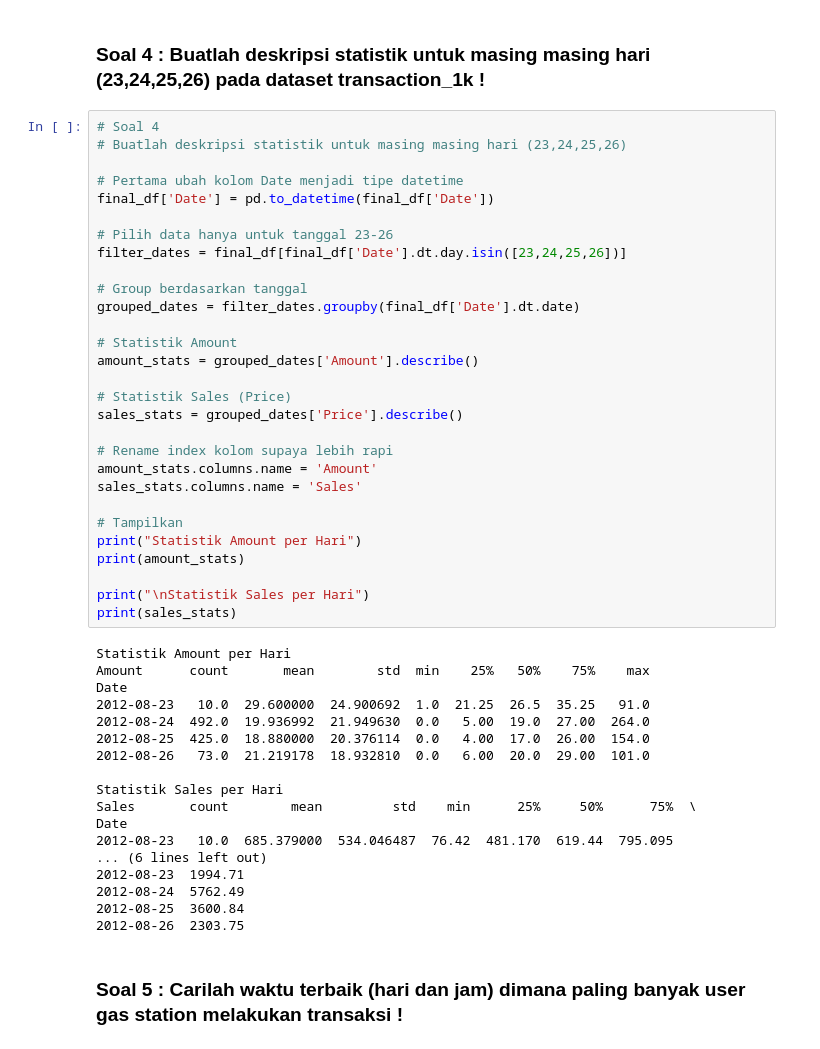
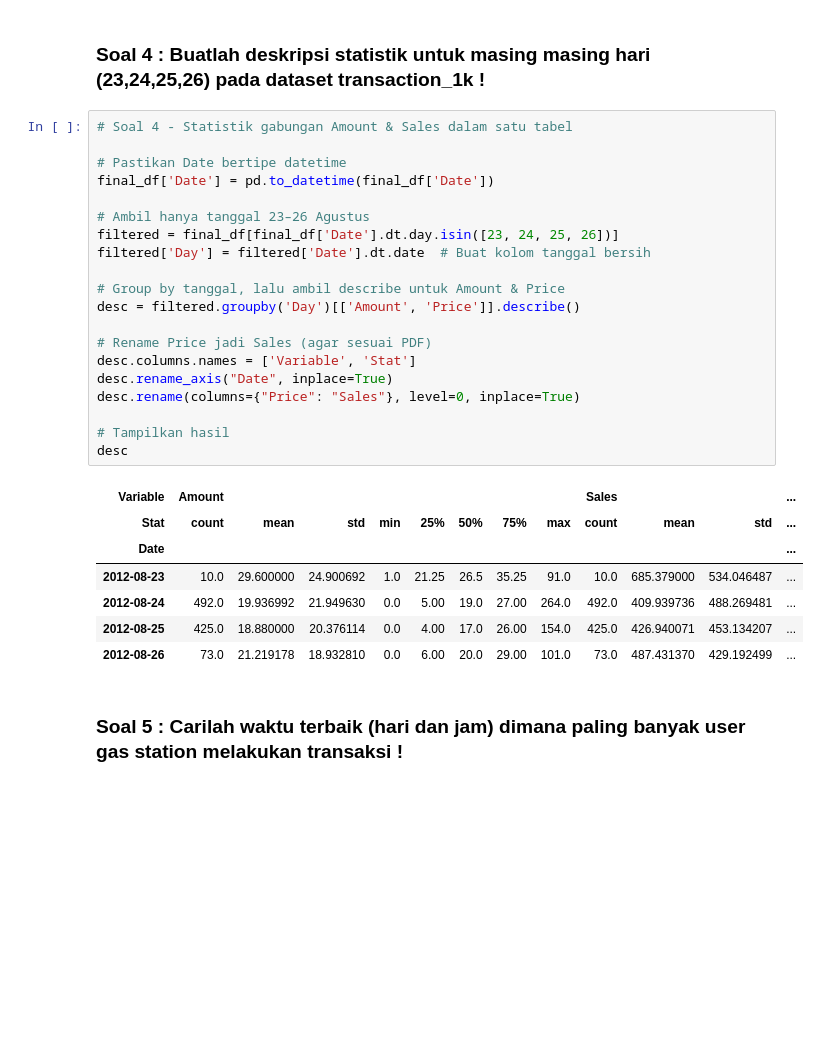
Before and after one commit to terra2n/2025_KB_TI-1C, a Jupyter notebook: jobsheet5.ipynb, the cells around one changed output. Saved outputs shown, nothing was run; the diff lists cells and outputs as text; blank space fills up the shorter version.

```diff
--- a/jobsheet5.ipynb
+++ b/jobsheet5.ipynb
@@ -409,53 +407,34 @@ top_products
 | Natural + | 157 | 3999.92 |
 # %% [markdown]
 ### Soal 4 : Buatlah deskripsi statistik untuk masing masing hari (23,24,25,26) pada dataset transaction_1k !
-# %%
-# Soal 4
-# Buatlah deskripsi statistik untuk masing masing hari (23,24,25,26)
-
-# Pertama ubah kolom Date menjadi tipe datetime
-final_df['Date'] = pd.to_datetime(final_df['Date'])
-
-# Pilih data hanya untuk tanggal 23-26
-filter_dates = final_df[final_df['Date'].dt.day.isin([23,24,25,26])]
-
-# Group berdasarkan tanggal
-grouped_dates = filter_dates.groupby(final_df['Date'].dt.date)
-
-# Statistik Amount
-amount_stats = grouped_dates['Amount'].describe()
-
-# Statistik Sales (Price)
-sales_stats = grouped_dates['Price'].describe()
-
-# Rename index kolom supaya lebih rapi
-amount_stats.columns.name = 'Amount'
-sales_stats.columns.name = 'Sales'
-
-# Tampilkan
-print("Statistik Amount per Hari")
-print(amount_stats)
-
-print("\nStatistik Sales per Hari")
-print(sales_stats)
-# %% [output]
-Statistik Amount per Hari
-Amount      count       mean        std  min    25%   50%    75%    max
-Date
-2012-08-23   10.0  29.600000  24.900692  1.0  21.25  26.5  35.25   91.0
-2012-08-24  492.0  19.936992  21.949630  0.0   5.00  19.0  27.00  264.0
-2012-08-25  425.0  18.880000  20.376114  0.0   4.00  17.0  26.00  154.0
-2012-08-26   73.0  21.219178  18.932810  0.0   6.00  20.0  29.00  101.0
-
-Statistik Sales per Hari
-Sales       count        mean         std    min      25%     50%      75%  \
-Date
-2012-08-23   10.0  685.379000  534.046487  76.42  481.170  619.44  795.095
-... (6 lines left out)
-2012-08-23  1994.71
-2012-08-24  5762.49
-2012-08-25  3600.84
-2012-08-26  2303.75
+# %%
+# Soal 4 - Statistik gabungan Amount & Sales dalam satu tabel
+
+# Pastikan Date bertipe datetime
+final_df['Date'] = pd.to_datetime(final_df['Date'])
+
+# Ambil hanya tanggal 23–26 Agustus
+filtered = final_df[final_df['Date'].dt.day.isin([23, 24, 25, 26])]
+filtered['Day'] = filtered['Date'].dt.date  # Buat kolom tanggal bersih
+
+# Group by tanggal, lalu ambil describe untuk Amount & Price
+desc = filtered.groupby('Day')[['Amount', 'Price']].describe()
+
+# Rename Price jadi Sales (agar sesuai PDF)
+desc.columns.names = ['Variable', 'Stat']
+desc.rename_axis("Date", inplace=True)
+desc.rename(columns={"Price": "Sales"}, level=0, inplace=True)
+
+# Tampilkan hasil
+desc
+# %% [output]
+| Variable | Amount |  |  |  |  |  |  |  | Sales |  |  | ... |
+| Stat | count | mean | std | min | 25% | 50% | 75% | max | count | mean | std | ... |
+| Date |  |  |  |  |  |  |  |  |  |  |  | ... |
+| 2012-08-23 | 10.0 | 29.600000 | 24.900692 | 1.0 | 21.25 | 26.5 | 35.25 | 91.0 | 10.0 | 685.379000 | 534.046487 | ... |
+| 2012-08-24 | 492.0 | 19.936992 | 21.949630 | 0.0 | 5.00 | 19.0 | 27.00 | 264.0 | 492.0 | 409.939736 | 488.269481 | ... |
+| 2012-08-25 | 425.0 | 18.880000 | 20.376114 | 0.0 | 4.00 | 17.0 | 26.00 | 154.0 | 425.0 | 426.940071 | 453.134207 | ... |
+| 2012-08-26 | 73.0 | 21.219178 | 18.932810 | 0.0 | 6.00 | 20.0 | 29.00 | 101.0 | 73.0 | 487.431370 | 429.192499 | ... |
 # %% [markdown]
 ### Soal 5 : Carilah waktu terbaik (hari dan jam) dimana paling banyak user gas station melakukan transaksi !
 # %%
```
Also changed, not shown: parts of 2 cells of this notebook.
